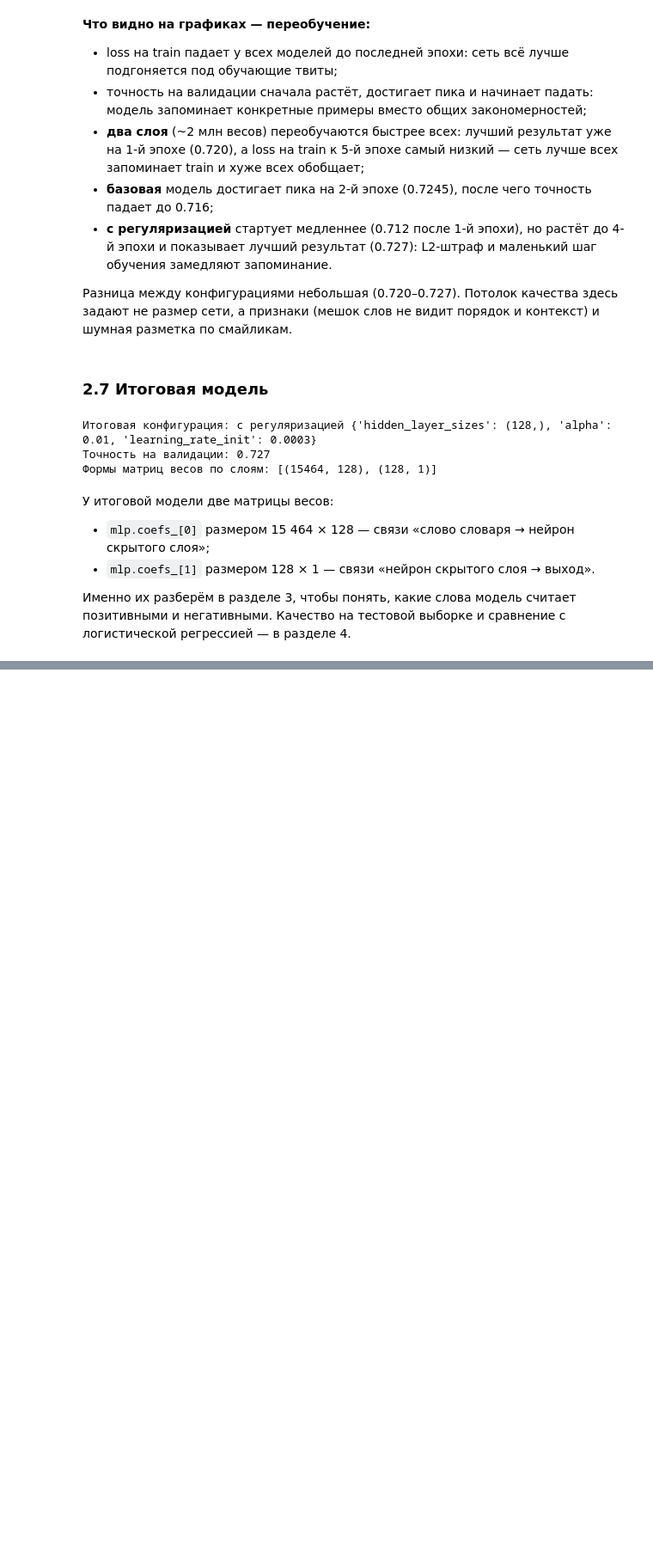
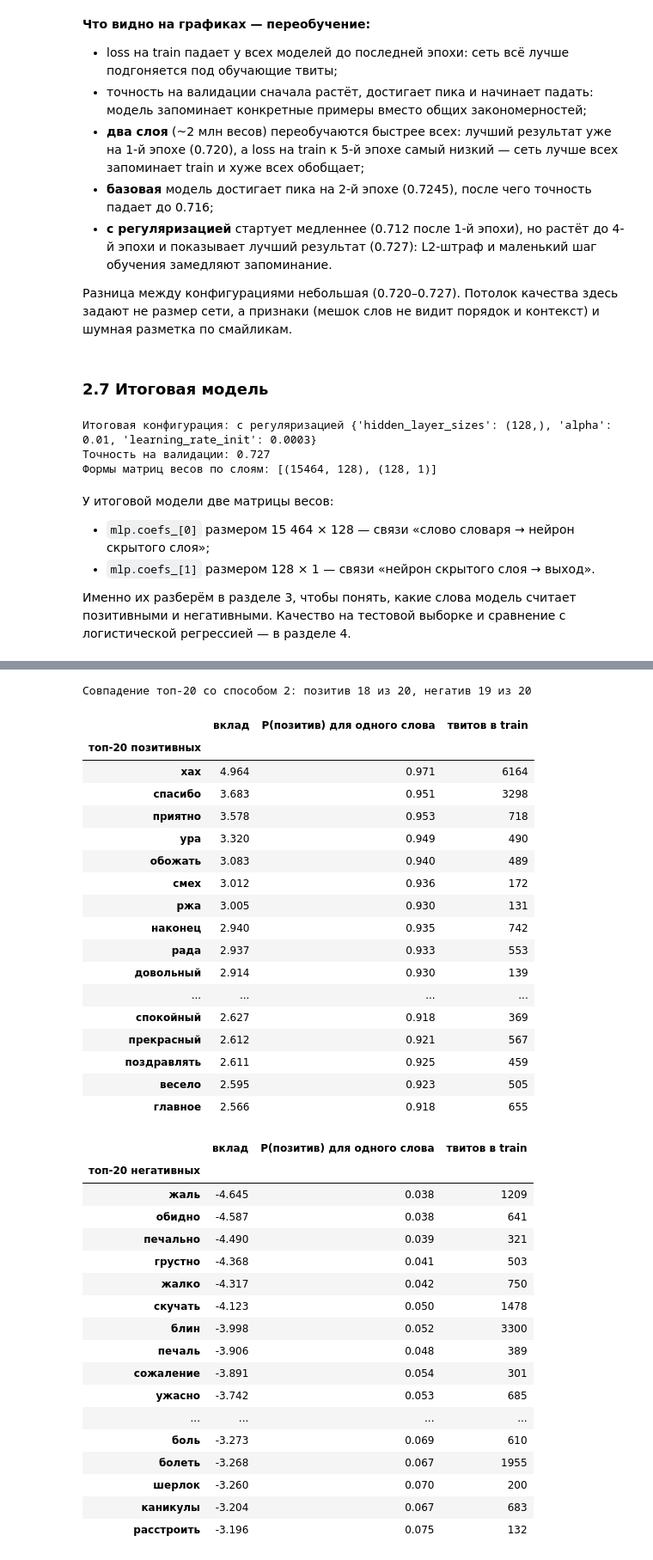
Before and after one commit to Andrey-Yurchuk/sentiment-analysis, a Jupyter notebook: notebooks/sentiment_tfidf_mlp.ipynb, the cells around one changed output, grey strips where cells are left out. Shown at 86% size. Saved outputs shown, nothing was run; the diff lists cells and outputs as text; code cells hidden in the pictures; blank space fills up the shorter version.

```diff
--- a/notebooks/sentiment_tfidf_mlp.ipynb
+++ b/notebooks/sentiment_tfidf_mlp.ipynb
@@ -759,0 +812,3 @@ print('Формы матриц весов по слоям:', [w.shape for w in m
+# %%
+word_scores = pd.Series((W1 @ W2).ravel(), index=feature_names, name='вклад')
+word_scores.describe().round(3).to_frame()
@@ -759,0 +833,11 @@ print('Формы матриц весов по слоям:', [w.shape for w in m
+# %%
+from scipy import sparse
+
+single_word_texts = sparse.identity(len(feature_names), format='csr')
+single_word_proba = pd.Series(
+    mlp.predict_proba(single_word_texts)[:, 1],
+    index=feature_names,
+    name='P(позитив) для одного слова',
+)
+
+print('Ранговая корреляция Спирмена между способами:', round(word_scores.corr(single_word_proba, method='spearman'), 3))
@@ -759,0 +851,57 @@ print('Формы матриц весов по слоям:', [w.shape for w in m
+# %%
+TOP_N = 20
+
+word_summary = pd.DataFrame({
+    'вклад': word_scores.round(3),
+    'P(позитив) для одного слова': single_word_proba.round(3),
+    'твитов в train': (X_train > 0).sum(axis=0).A1,
+})
+
+top_positive = word_summary.nlargest(TOP_N, 'вклад')
+top_negative = word_summary.nsmallest(TOP_N, 'вклад')
+
+probe_top_positive = set(single_word_proba.nlargest(TOP_N).index)
+probe_top_negative = set(single_word_proba.nsmallest(TOP_N).index)
+print('Совпадение топ-20 со способом 2: позитив', len(set(top_positive.index) & probe_top_positive),
+      'из 20, негатив', len(set(top_negative.index) & probe_top_negative), 'из 20')
+
+display(top_positive.rename_axis('топ-20 позитивных'))
+display(top_negative.rename_axis('топ-20 негативных'))
+# %% [output]
+Совпадение топ-20 со способом 2: позитив 18 из 20, негатив 19 из 20
+|  | вклад | P(позитив) для одного слова | твитов в train |
+| топ-20 позитивных |  |  |  |
+| хах | 4.964 | 0.971 | 6164 |
+| спасибо | 3.683 | 0.951 | 3298 |
+| приятно | 3.578 | 0.953 | 718 |
+| ура | 3.320 | 0.949 | 490 |
+| обожать | 3.083 | 0.940 | 489 |
+| смех | 3.012 | 0.936 | 172 |
+| ржа | 3.005 | 0.930 | 131 |
+| наконец | 2.940 | 0.935 | 742 |
+| рада | 2.937 | 0.933 | 553 |
+| довольный | 2.914 | 0.930 | 139 |
+| ... | ... | ... | ... |
+| спокойный | 2.627 | 0.918 | 369 |
+| прекрасный | 2.612 | 0.921 | 567 |
+| поздравлять | 2.611 | 0.925 | 459 |
+| весело | 2.595 | 0.923 | 505 |
+| главное | 2.566 | 0.918 | 655 |
+|  | вклад | P(позитив) для одного слова | твитов в train |
+| топ-20 негативных |  |  |  |
+| жаль | -4.645 | 0.038 | 1209 |
+| обидно | -4.587 | 0.038 | 641 |
+| печально | -4.490 | 0.039 | 321 |
+| грустно | -4.368 | 0.041 | 503 |
+| жалко | -4.317 | 0.042 | 750 |
+| скучать | -4.123 | 0.050 | 1478 |
+| блин | -3.998 | 0.052 | 3300 |
+| печаль | -3.906 | 0.048 | 389 |
+| сожаление | -3.891 | 0.054 | 301 |
+| ужасно | -3.742 | 0.053 | 685 |
+| ... | ... | ... | ... |
+| боль | -3.273 | 0.069 | 610 |
+| болеть | -3.268 | 0.067 | 1955 |
+| шерлок | -3.260 | 0.070 | 200 |
+| каникулы | -3.204 | 0.067 | 683 |
+| расстроить | -3.196 | 0.075 | 132 |
```
Also changed, not shown: parts of 12 cells of this notebook.
